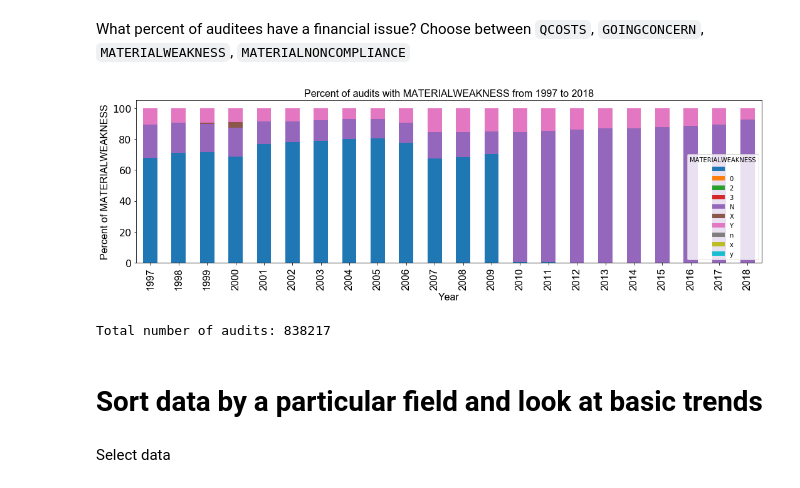
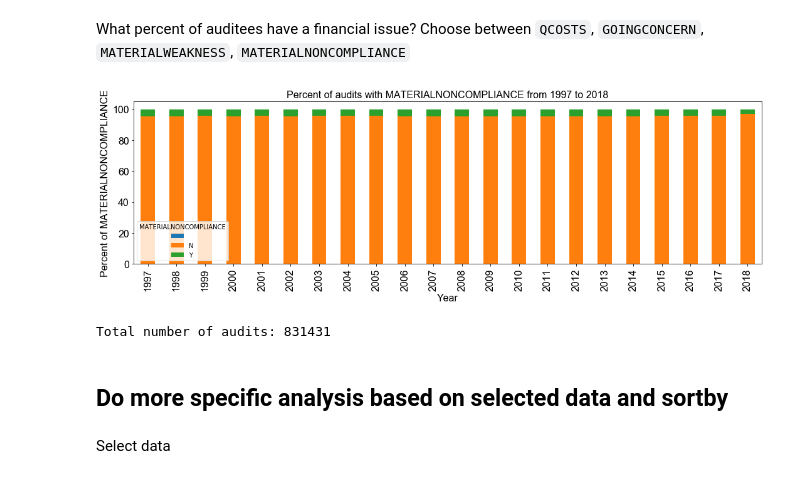
Before and after one commit to ihwang/fac, a Jupyter notebook: general_trends.ipynb, the cells around one changed output. Saved outputs shown, nothing was run; the diff lists cells and outputs as text; code cells hidden in the pictures.

```diff
--- a/general_trends.ipynb
+++ b/general_trends.ipynb
@@ -179,29 +184,31 @@ What percent of auditees have a financial issue? Choose between `QCOSTS`, `GOING
 # %%
 # sortby = 'QCOSTS'
 # sortby = 'GOINGCONCERN'
-sortby = 'MATERIALWEAKNESS'
-# sortby = 'MATERIALNONCOMPLIANCE'
+# sortby = 'MATERIALWEAKNESS'
+sortby = 'MATERIALNONCOMPLIANCE'
 # %%
 fig, axes = plt.subplots(figsize=(15, 5))
 df_year_num = df_analysis.groupby('AUDITYEAR')[sortby].value_counts().sort_index().unstack()
 df_year_pct = df_year_num.div(df_year_num.sum(axis=1), axis=0) * 100
 year_num_plot = df_year_pct.plot(kind='bar', stacked=True, fontsize=16, ax=axes)
 year_num_plot.set_xlabel('Year', fontsize=16, fontname='Arial')
 year_num_plot.set_xticklabels(labels=series_year_num.index, fontsize=16, fontname='Arial')
 year_num_plot.set_ylabel('Percent of %s' %sortby, fontsize=16, fontname='Arial')
 year_num_plot.set_title(
     'Percent of audits with %s from %s to %s'
     %(sortby, min(df_analysis['AUDITYEAR']), max(df_analysis['AUDITYEAR'])),
     fontsize=16, fontname='Arial'
 )
+plt.xticks(fontsize=16, fontname='Arial')
+plt.yticks(fontsize=16, fontname='Arial')
 plt.tight_layout()
 plt.show()
 print('Total number of audits:', len(df_analysis))
 # %% [output]
-[figure, old version]
+[figure, new version]
-Total number of audits: 838217
+Total number of audits: 831431
-# %% [markdown]
-# Sort data by a particular field and look at basic trends
+# %% [markdown]
+## Do more specific analysis based on selected data and sortby
 # %% [markdown]
 Select data
 # %%
```
Also changed, not shown: parts of 17 cells of this notebook, 3 other files.
